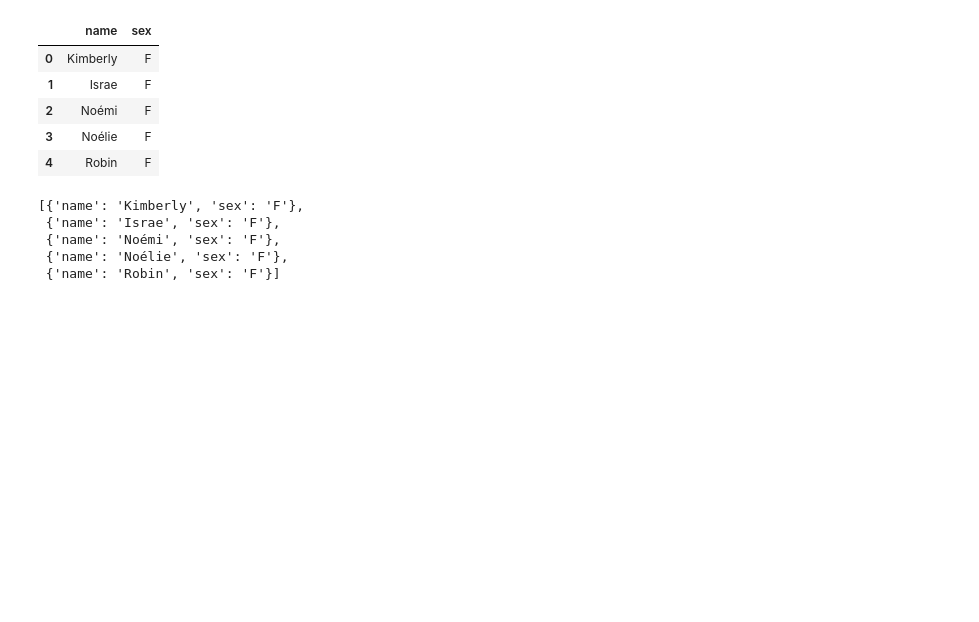
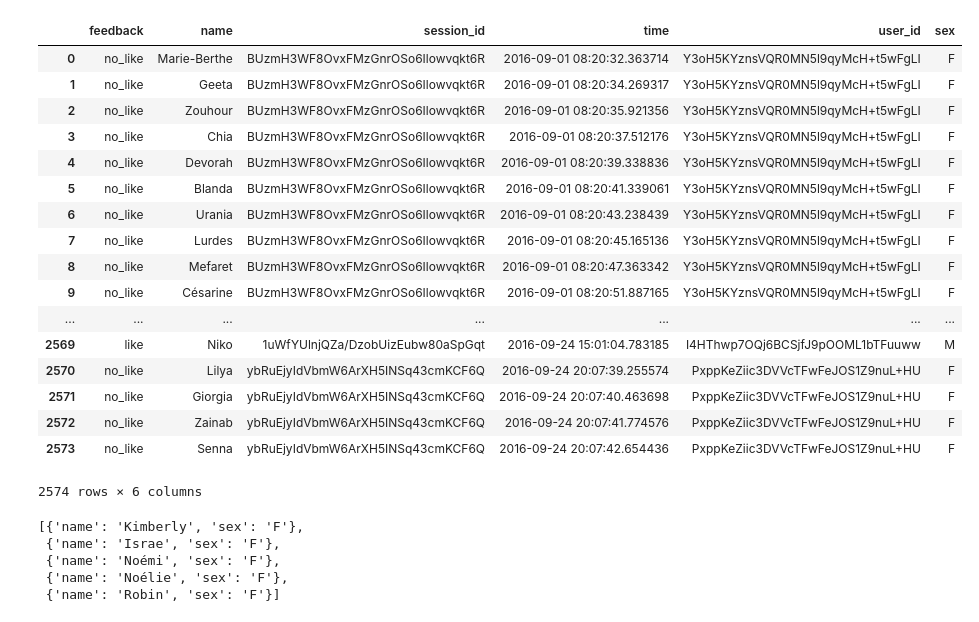
Before and after one commit to kvanlombeek/namabayi, a Jupyter notebook: Database modifications during dev.ipynb, the cells around one changed output. Drawn from its saved outputs; the diff is of its cells as text; code cells hidden in the pictures; blank space fills up the shorter version.

```diff
--- a/Database modifications during dev.ipynb
+++ b/Database modifications during dev.ipynb
@@ -17,22 +17,32 @@ HTML("<style>.container { width:100% !important; }</style>")
 #sql_cursor_local = sql_conn.cursor()
 engine_AWS = create_engine('postgresql://%s:%s@forespellpostgis.cusejoju89w7.eu-west-1.rds.amazonaws.com:5432/grb_2016_03' %('kasper', 'VosseM08'))
 # %%
-user_id = "FSwWq+h3Hxn+sluX7gADjf4WcLVKpxAt"
+#user_id = "FSwWq+h3Hxn+sluX7gADjf4WcLVKpxAt"
 sql_conn = create_engine('postgresql://%s:%s@forespellpostgis.cusejoju89w7.eu-west-1.rds.amazonaws.com:5432/grb_2016_03' %('kasper', 'VosseM08'))
-params={'user_id':user_id}
-query = '''SELECT name, sex
-                FROM feedback
-                WHERE user_id = %(user_id)s
-                AND feedback = 'like' '''
+#params={'user_id':user_id}
+query = '''SELECT *
+                FROM feedback '''
 feedback = pd.read_sql(sql = query, con=engine_AWS, params = params)
 feedback
 # %% [output]
-|  | name | sex |
-| 0 | Kimberly | F |
-| 1 | Israe | F |
-| 2 | Noémi | F |
-| 3 | Noélie | F |
-| 4 | Robin | F |
+|  | feedback | name | session_id | time | user_id | sex |
+| 0 | no_like | Marie-Berthe | BUzmH3WF8OvxFMzGnrOSo6Ilowvqkt6R | 2016-09-01 08:20:32.363714 | Y3oH5KYznsVQR0MN5l9qyMcH+t5wFgLI | F |
+| 1 | no_like | Geeta | BUzmH3WF8OvxFMzGnrOSo6Ilowvqkt6R | 2016-09-01 08:20:34.269317 | Y3oH5KYznsVQR0MN5l9qyMcH+t5wFgLI | F |
+| 2 | no_like | Zouhour | BUzmH3WF8OvxFMzGnrOSo6Ilowvqkt6R | 2016-09-01 08:20:35.921356 | Y3oH5KYznsVQR0MN5l9qyMcH+t5wFgLI | F |
+| 3 | no_like | Chia | BUzmH3WF8OvxFMzGnrOSo6Ilowvqkt6R | 2016-09-01 08:20:37.512176 | Y3oH5KYznsVQR0MN5l9qyMcH+t5wFgLI | F |
+| 4 | no_like | Devorah | BUzmH3WF8OvxFMzGnrOSo6Ilowvqkt6R | 2016-09-01 08:20:39.338836 | Y3oH5KYznsVQR0MN5l9qyMcH+t5wFgLI | F |
+| 5 | no_like | Blanda | BUzmH3WF8OvxFMzGnrOSo6Ilowvqkt6R | 2016-09-01 08:20:41.339061 | Y3oH5KYznsVQR0MN5l9qyMcH+t5wFgLI | F |
+| 6 | no_like | Urania | BUzmH3WF8OvxFMzGnrOSo6Ilowvqkt6R | 2016-09-01 08:20:43.238439 | Y3oH5KYznsVQR0MN5l9qyMcH+t5wFgLI | F |
+| 7 | no_like | Lurdes | BUzmH3WF8OvxFMzGnrOSo6Ilowvqkt6R | 2016-09-01 08:20:45.165136 | Y3oH5KYznsVQR0MN5l9qyMcH+t5wFgLI | F |
+| 8 | no_like | Mefaret | BUzmH3WF8OvxFMzGnrOSo6Ilowvqkt6R | 2016-09-01 08:20:47.363342 | Y3oH5KYznsVQR0MN5l9qyMcH+t5wFgLI | F |
+| 9 | no_like | Césarine | BUzmH3WF8OvxFMzGnrOSo6Ilowvqkt6R | 2016-09-01 08:20:51.887165 | Y3oH5KYznsVQR0MN5l9qyMcH+t5wFgLI | F |
+| ... | ... | ... | ... | ... | ... | ... |
+| 2569 | like | Niko | 1uWfYUlnjQZa/DzobUizEubw80aSpGqt | 2016-09-24 15:01:04.783185 | I4HThwp7OQj6BCSjfJ9pOOML1bTFuuww | M |
+| 2570 | no_like | Lilya | ybRuEjyIdVbmW6ArXH5INSq43cmKCF6Q | 2016-09-24 20:07:39.255574 | PxppKeZiic3DVVcTFwFeJOS1Z9nuL+HU | F |
+| 2571 | no_like | Giorgia | ybRuEjyIdVbmW6ArXH5INSq43cmKCF6Q | 2016-09-24 20:07:40.463698 | PxppKeZiic3DVVcTFwFeJOS1Z9nuL+HU | F |
+| 2572 | no_like | Zainab | ybRuEjyIdVbmW6ArXH5INSq43cmKCF6Q | 2016-09-24 20:07:41.774576 | PxppKeZiic3DVVcTFwFeJOS1Z9nuL+HU | F |
+| 2573 | no_like | Senna | ybRuEjyIdVbmW6ArXH5INSq43cmKCF6Q | 2016-09-24 20:07:42.654436 | PxppKeZiic3DVVcTFwFeJOS1Z9nuL+HU | F |
+2574 rows × 6 columns
 # %%
 feedback.to_dict(orient='records')
 # %% [output]
```
Also changed, not shown: 8 other files.
